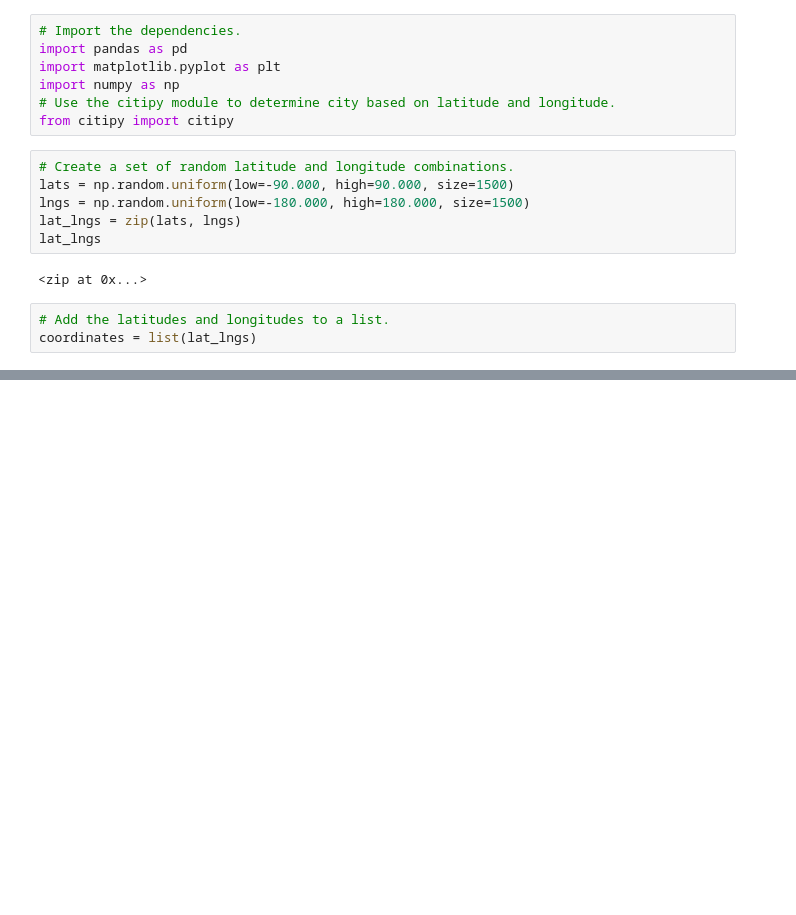
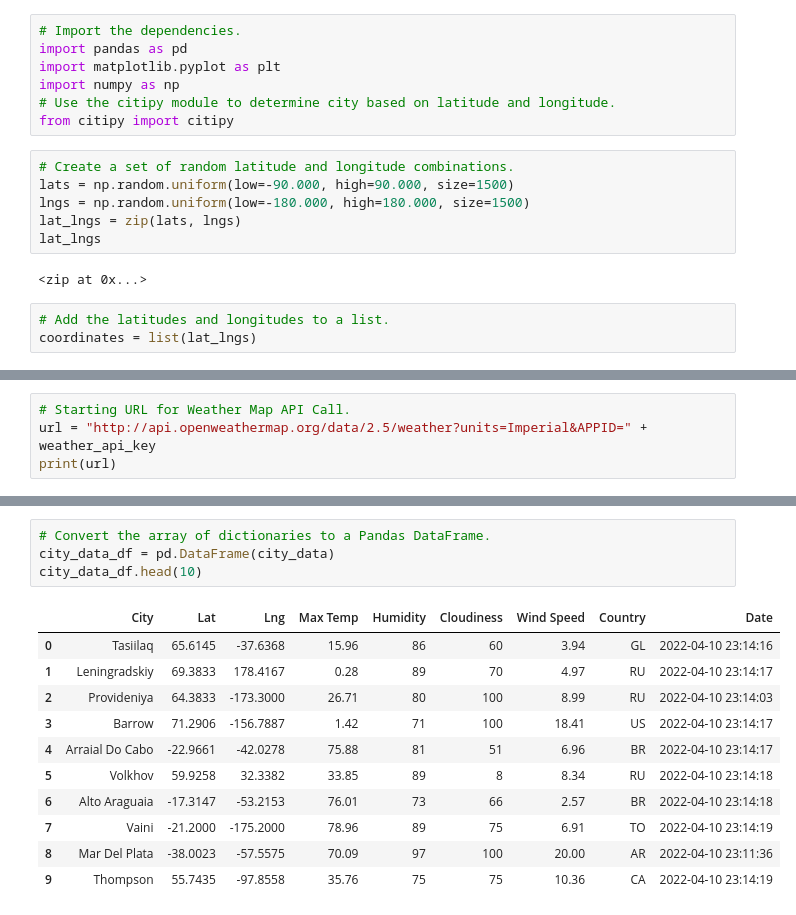
Before and after one commit to AAVWALSH/World_Weather_Analysis, a Jupyter notebook: WeatherPy.ipynb, the cells around one changed output, grey strips where cells are left out. Cells and saved outputs as stored; diff of their text form; blank space fills up the shorter version.

Commit message:
updating weatherpy

```diff
--- a/WeatherPy.ipynb
+++ b/WeatherPy.ipynb
@@ -32,0 +39,4 @@ len(cities)
+# %%
+# Starting URL for Weather Map API Call.
+url = "http://api.openweathermap.org/data/2.5/weather?units=Imperial&APPID=" + weather_api_key
+print(url)
@@ -32,0 +140,16 @@ len(cities)
+# %%
+# Convert the array of dictionaries to a Pandas DataFrame.
+city_data_df = pd.DataFrame(city_data)
+city_data_df.head(10)
+# %% [output]
+|  | City | Lat | Lng | Max Temp | Humidity | Cloudiness | Wind Speed | Country | Date |
+| 0 | Tasiilaq | 65.6145 | -37.6368 | 15.96 | 86 | 60 | 3.94 | GL | 2022-04-10 23:14:16 |
+| 1 | Leningradskiy | 69.3833 | 178.4167 | 0.28 | 89 | 70 | 4.97 | RU | 2022-04-10 23:14:17 |
+| 2 | Provideniya | 64.3833 | -173.3000 | 26.71 | 80 | 100 | 8.99 | RU | 2022-04-10 23:14:03 |
+| 3 | Barrow | 71.2906 | -156.7887 | 1.42 | 71 | 100 | 18.41 | US | 2022-04-10 23:14:17 |
+| 4 | Arraial Do Cabo | -22.9661 | -42.0278 | 75.88 | 81 | 51 | 6.96 | BR | 2022-04-10 23:14:17 |
+| 5 | Volkhov | 59.9258 | 32.3382 | 33.85 | 89 | 8 | 8.34 | RU | 2022-04-10 23:14:18 |
+| 6 | Alto Araguaia | -17.3147 | -53.2153 | 76.01 | 73 | 66 | 2.57 | BR | 2022-04-10 23:14:18 |
+| 7 | Vaini | -21.2000 | -175.2000 | 78.96 | 89 | 75 | 6.91 | TO | 2022-04-10 23:14:19 |
+| 8 | Mar Del Plata | -38.0023 | -57.5575 | 70.09 | 97 | 100 | 20.00 | AR | 2022-04-10 23:11:36 |
+| 9 | Thompson | 55.7435 | -97.8558 | 35.76 | 75 | 75 | 10.36 | CA | 2022-04-10 23:14:19 |
```
Also changed, not shown: parts of 7 cells of this notebook, 4 other files.
